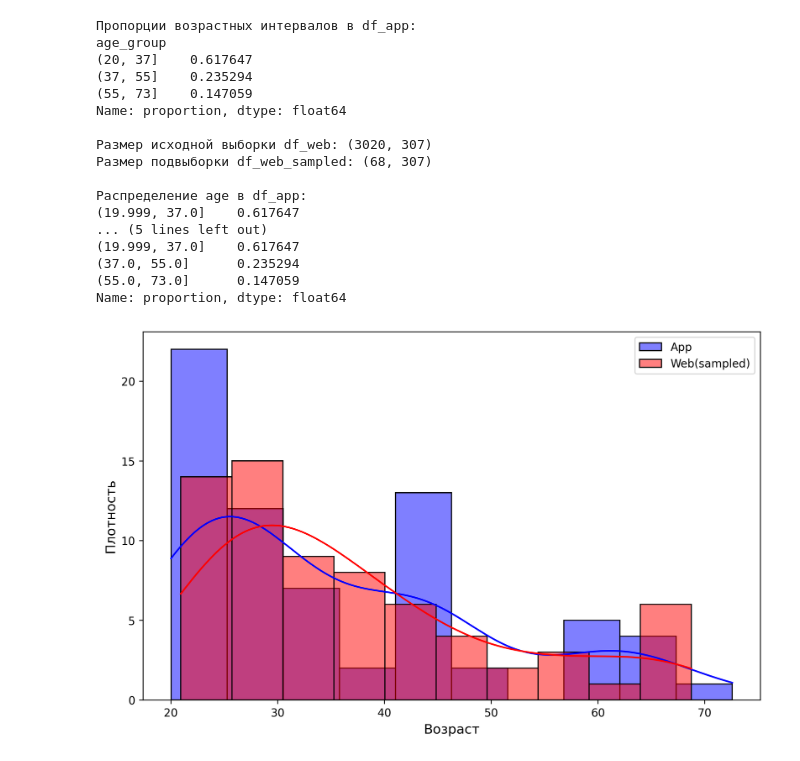
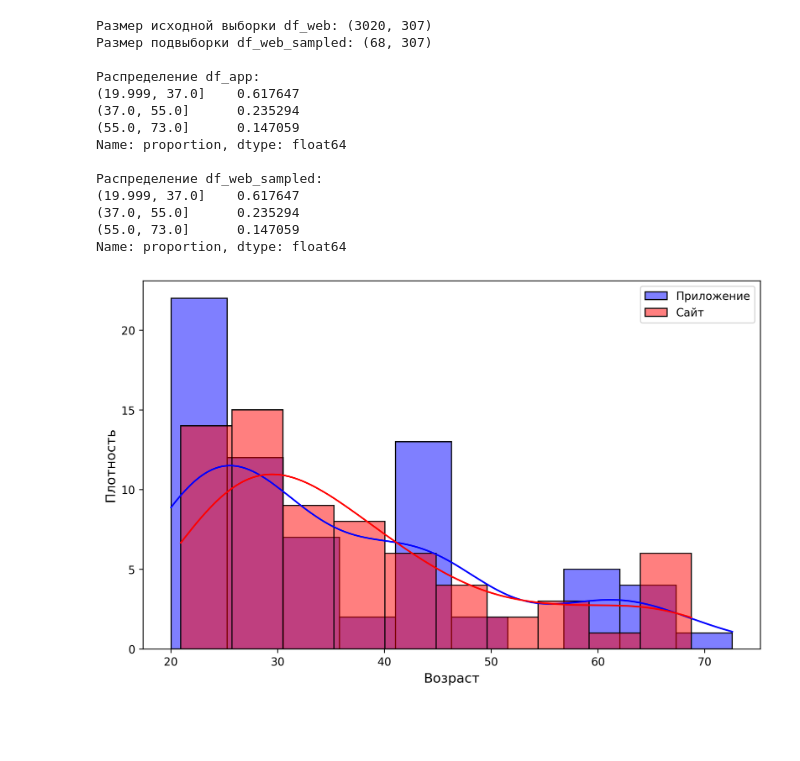
Before and after one commit to hrdslw/Database, a Jupyter notebook: Two_sets_compare.ipynb, the cells around one changed output. Cells and saved outputs as stored; diff of their text form; code cells hidden in the pictures; blank space fills up the shorter version.

```diff
--- a/Two_sets_compare.ipynb
+++ b/Two_sets_compare.ipynb
@@ -9,7 +9,7 @@ from scipy.stats import pearsonr
 import starbars as sb
 from pathlib import Path
 from sklearn.utils import resample
-
+from scipy.stats import mannwhitneyu
 
 wr.filterwarnings('ignore')
 
@@ -34,8 +34,8 @@ df_app.loc[df_app['sex'] == 'M', 'sex'] = 0
 # if columns_web == columns_app:
 #     print('ok')
 
-df_web['source'] = 'web'
-df_app['source'] = 'app'
+df_web['source'] = 'Сайт'
+df_app['source'] = 'Приложение'
 #df_app.to_excel(work_dir / "summary_test_saved.xlsx", index=False)
 df_web = df_web[df_web['age'] <= df_app['age'].max()]
 
@@ -77,32 +77,29 @@ df = df[columns]
 
 #df.to_excel(work_dir / "summary_tests_combined.xlsx", index=False)
 # %% [output]
-Пропорции возрастных интервалов в df_app:
-age_group
-(20, 37]    0.617647
-(37, 55]    0.235294
-(55, 73]    0.147059
-Name: proportion, dtype: float64
-
 Размер исходной выборки df_web: (3020, 307)
 Размер подвыборки df_web_sampled: (68, 307)
 
-Распределение age в df_app:
-(19.999, 37.0]    0.617647
-... (5 lines left out)
+Распределение df_app:
 (19.999, 37.0]    0.617647
 (37.0, 55.0]      0.235294
 (55.0, 73.0]      0.147059
 Name: proportion, dtype: float64
+
+Распределение df_web_sampled:
+(19.999, 37.0]    0.617647
+(37.0, 55.0]      0.235294
+(55.0, 73.0]      0.147059
+Name: proportion, dtype: float64
 # %%
 plt.figure(figsize=(10, 6), dpi=300)
 
-sns.histplot(df_app['age'], bins=10, kde=True, color='blue', label='App')
-sns.histplot(df_web_sampled['age'], bins=10, kde=True, color='red', label='Web(sampled)')
+sns.histplot(df_app['age'], bins=10, kde=True, color='blue', label='Приложение')
+sns.histplot(df_web_sampled['age'], bins=10, kde=True, color='red', label='Сайт')
 
 plt.xlabel('Возраст', fontsize=12)
 plt.ylabel('Плотность', fontsize=12)
 plt.legend()
 plt.show()
 # %% [output]
-[figure, old version]
+[figure, new version]
```
Also changed, not shown: parts of 1 cell of this notebook, 2 other files.
